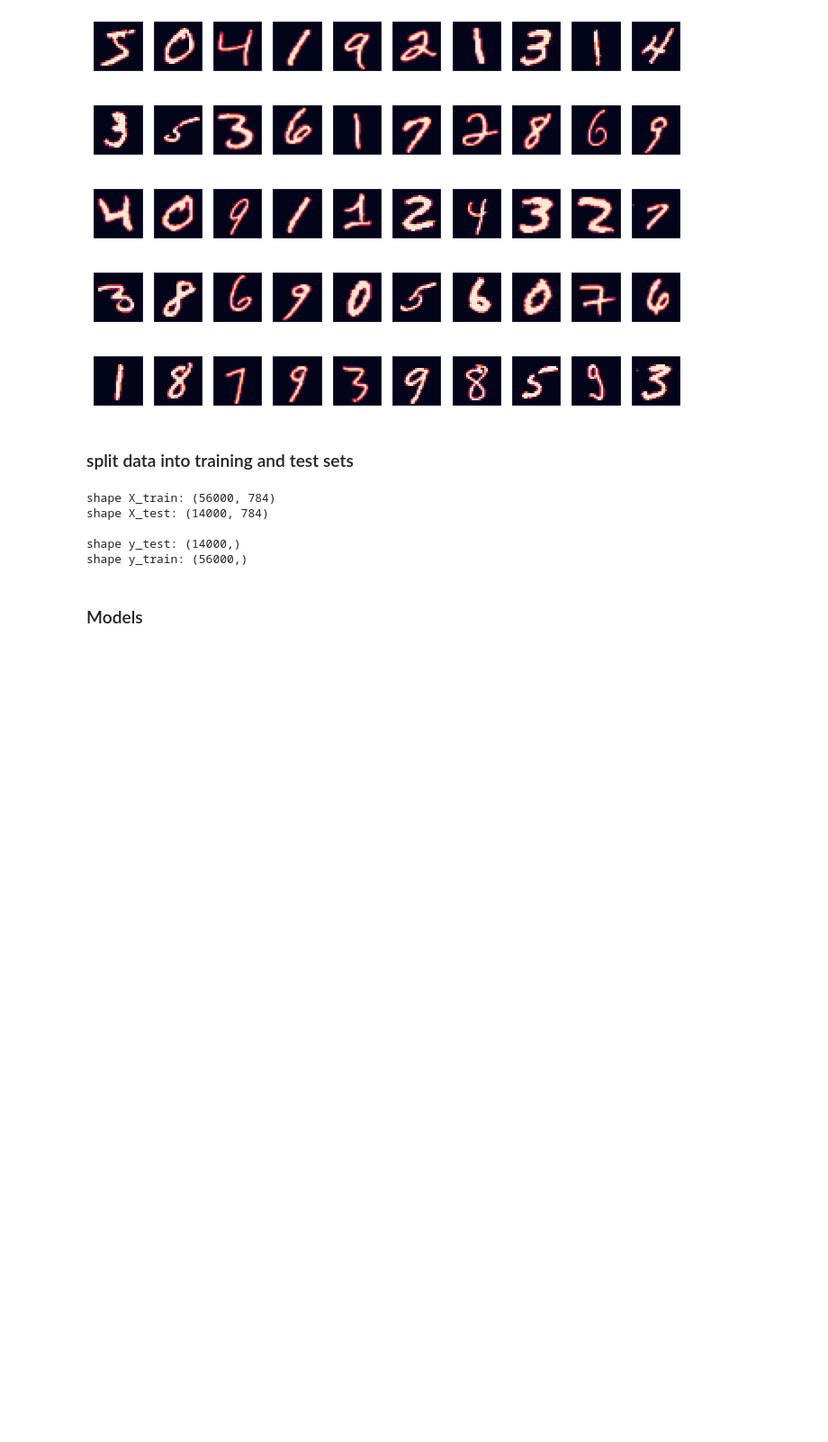
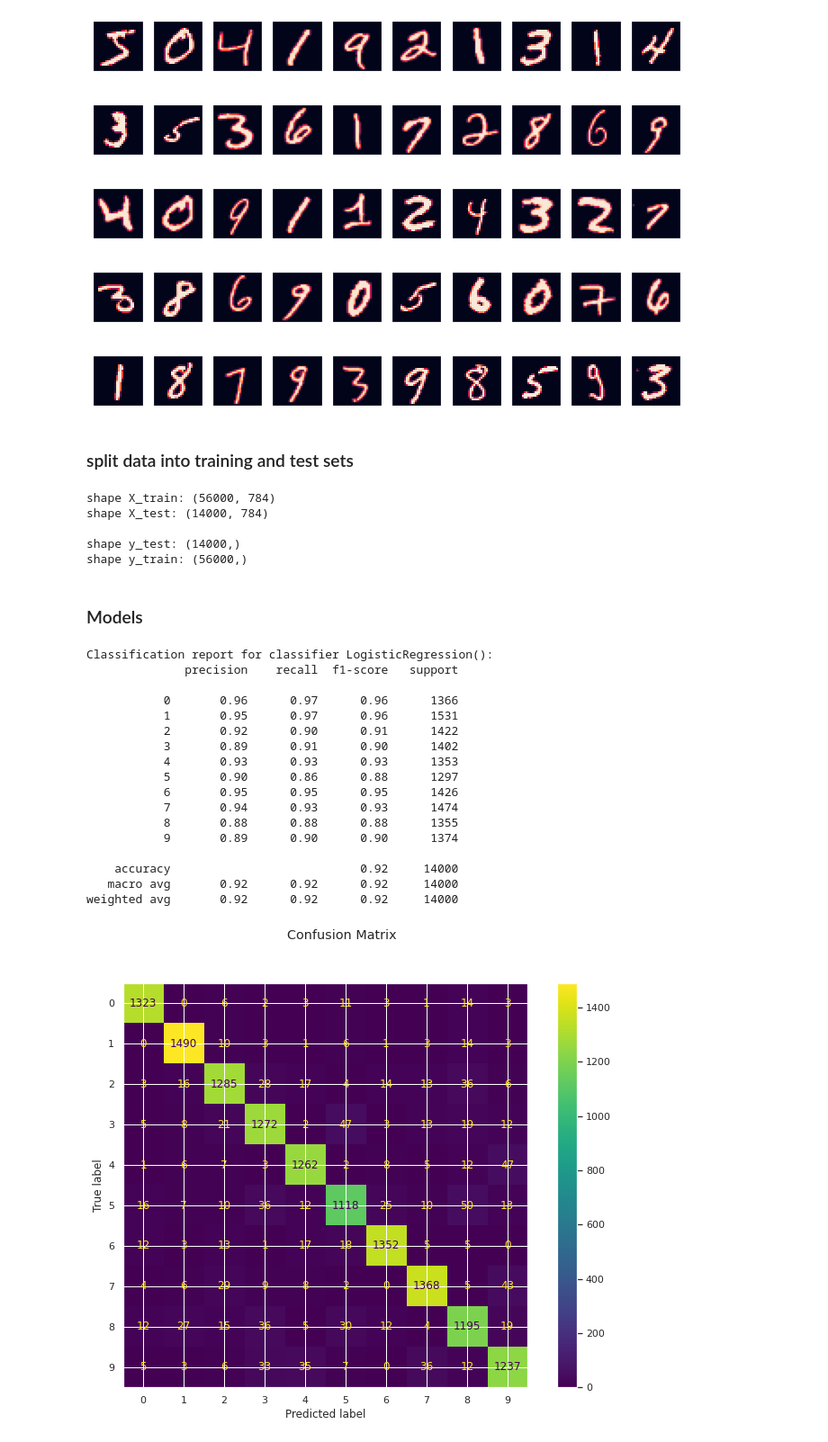
Before and after one commit to peyman886/ADS, a Jupyter notebook: HW1,2,3/EDA.ipynb, the cells around one changed output. Shown at 90% size. Cells and saved outputs as stored; diff of their text form; code cells hidden in the pictures; blank space fills up the shorter version.

```diff
--- a/HW1,2,3/EDA.ipynb
+++ b/HW1,2,3/EDA.ipynb
@@ -728,8 +754,0 @@ shape y_train: (160,)
-# %%
-from sklearn.ensemble import AdaBoostClassifier
-from sklearn.tree import DecisionTreeClassifier
-classifier = AdaBoostClassifier(
-    DecisionTreeClassifier(max_depth=1),
-    n_estimators=100
-)
-classifier.fit(X_train, y_train)
@@ -768,0 +757,18 @@ weighted avg       0.96      0.95      0.95        40
+# %%
+from PIL import Image
+from sklearn import datasets, metrics
+from matplotlib.pyplot import figure
+
+def training(model):
+  # print(model)
+  model.fit(X_train, y_train)
+  predicted = model.predict(X_test)
+  print(
+    f"Classification report for classifier {model}:\n"
+    f"{metrics.classification_report(y_test, predicted)}\n"
+    )
+  disp = metrics.ConfusionMatrixDisplay.from_predictions(y_test, predicted)
+  disp.figure_.suptitle("Confusion Matrix")
+  # print(f"Confusion matrix:\n{disp.confusion_matrix}")
+  plt.show()
+  print('\n\n\n')
@@ -853,17 +949,3 @@ shape y_test: (14000,)
 shape y_train: (56000,)
 # %% [markdown]
 ### Models
-# %%
-def training(model):
-  print(model)
-  model.fit(X_train, y_train)
-  predicted = model.predict(X_test)
-  print(
-    f"Classification report for classifier {logisticRegr}:\n"
-    f"{metrics.classification_report(y_test, predicted)}\n"
-    )
-  disp = metrics.ConfusionMatrixDisplay.from_predictions(y_test, predicted)
-  disp.figure_.suptitle("Confusion Matrix")
-  print(f"Confusion matrix:\n{disp.confusion_matrix}")
-
-  plt.show()
@@ -912,0 +952,22 @@ plt.show()
+# %%
+model = LogisticRegression(solver = 'lbfgs')
+training(model)
+# %% [output]
+Classification report for classifier LogisticRegression():
+              precision    recall  f1-score   support
+
+           0       0.96      0.97      0.96      1366
+           1       0.95      0.97      0.96      1531
+           2       0.92      0.90      0.91      1422
+           3       0.89      0.91      0.90      1402
+           4       0.93      0.93      0.93      1353
+           5       0.90      0.86      0.88      1297
+           6       0.95      0.95      0.95      1426
+           7       0.94      0.93      0.93      1474
+           8       0.88      0.88      0.88      1355
+           9       0.89      0.90      0.90      1374
+
+    accuracy                           0.92     14000
+   macro avg       0.92      0.92      0.92     14000
+weighted avg       0.92      0.92      0.92     14000
+[figure, added]
```
Also changed, not shown: parts of 23 cells of this notebook.
